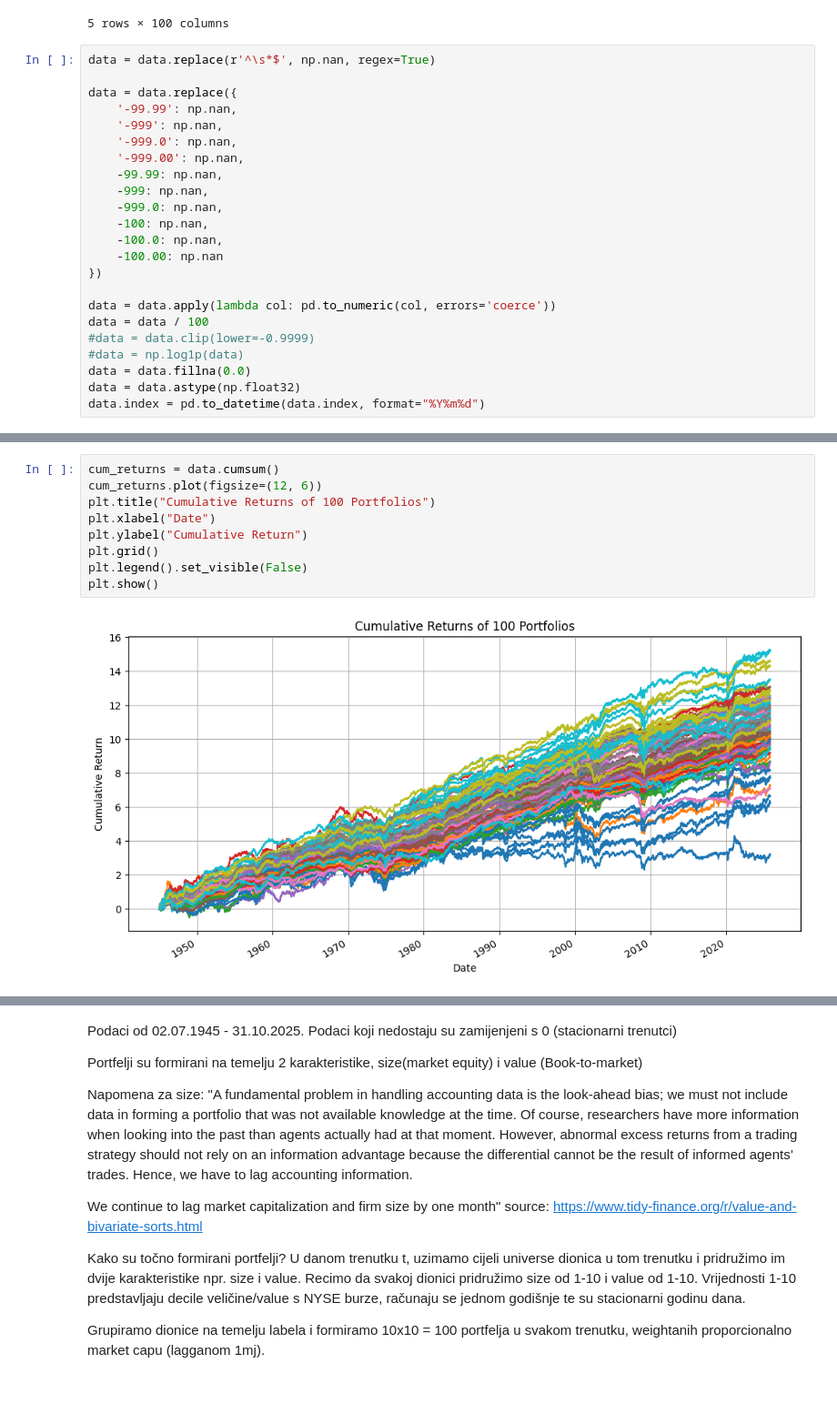
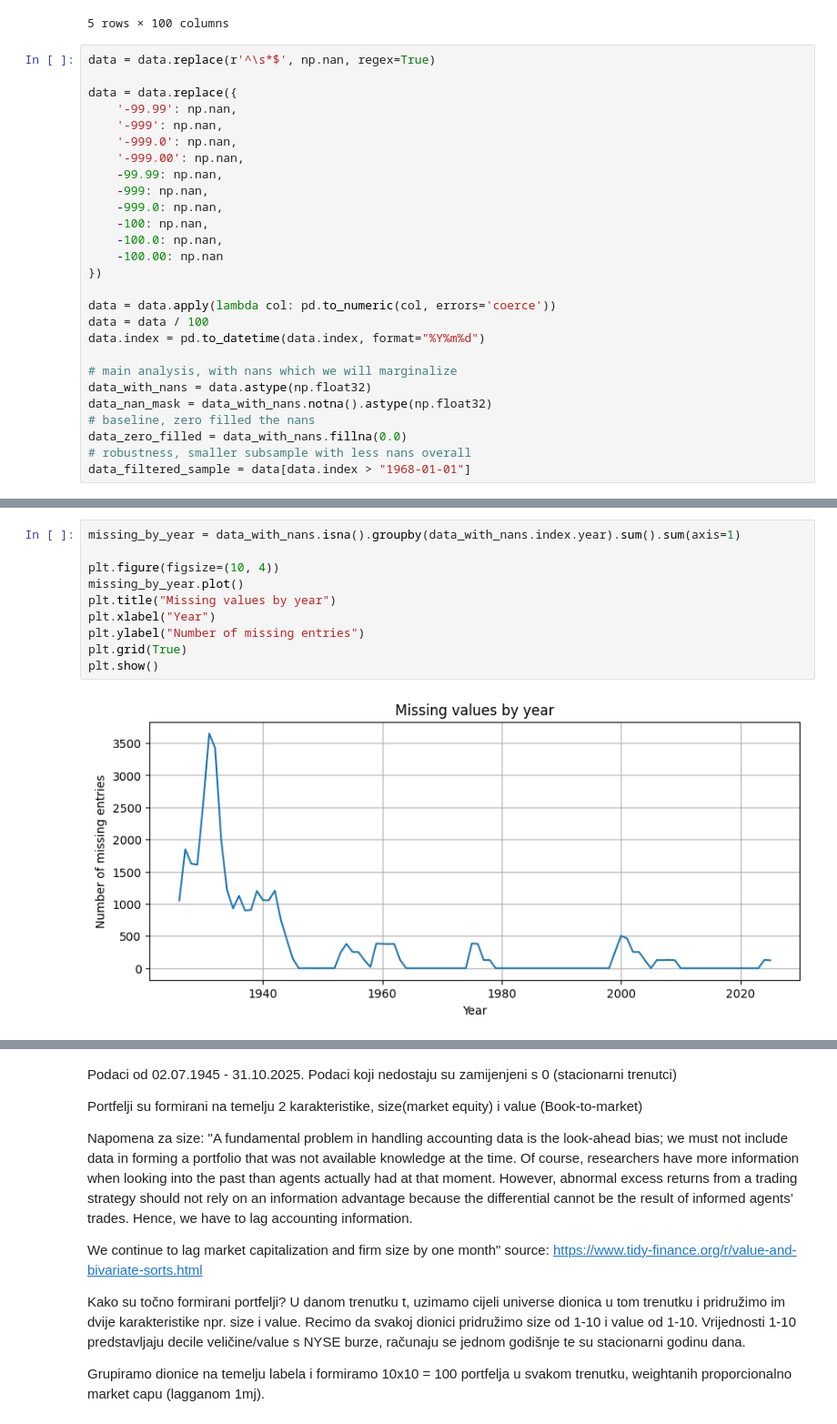
Before and after one commit to evucelic/Diplomski-Projekt, a Jupyter notebook: main.ipynb, the cells around one changed output, grey strips where cells are left out. Shown at 91% size. Cells and saved outputs as stored; diff of their text form; blank space fills up the shorter version.

Commit message:
split missing data handling into three separate datasets to compare performance

```diff
--- a/main.ipynb
+++ b/main.ipynb
@@ -42,8 +50,12 @@ data = data.replace({
 
 data = data.apply(lambda col: pd.to_numeric(col, errors='coerce'))
 data = data / 100
-#data = data.clip(lower=-0.9999)
-#data = np.log1p(data)
-data = data.fillna(0.0)
-data = data.astype(np.float32)
 data.index = pd.to_datetime(data.index, format="%Y%m%d")
+
+# main analysis, with nans which we will marginalize
+data_with_nans = data.astype(np.float32)
+data_nan_mask = data_with_nans.notna().astype(np.float32)
+# baseline, zero filled the nans
+data_zero_filled = data_with_nans.fillna(0.0)
+# robustness, smaller subsample with less nans overall
+data_filtered_sample = data[data.index > "1968-01-01"]
@@ -89,11 +62,12 @@ data
-# %%
-cum_returns = data.cumsum()
-cum_returns.plot(figsize=(12, 6))
-plt.title("Cumulative Returns of 100 Portfolios")
-plt.xlabel("Date")
-plt.ylabel("Cumulative Return")
-plt.grid()
-plt.legend().set_visible(False)
-plt.show()
-# %% [output]
-[figure, removed]
+# %%
+missing_by_year = data_with_nans.isna().groupby(data_with_nans.index.year).sum().sum(axis=1)
+
+plt.figure(figsize=(10, 4))
+missing_by_year.plot()
+plt.title("Missing values by year")
+plt.xlabel("Year")
+plt.ylabel("Number of missing entries")
+plt.grid(True)
+plt.show()
+# %% [output]
+[figure, added]
```
Also changed, not shown: parts of 16 cells of this notebook.
